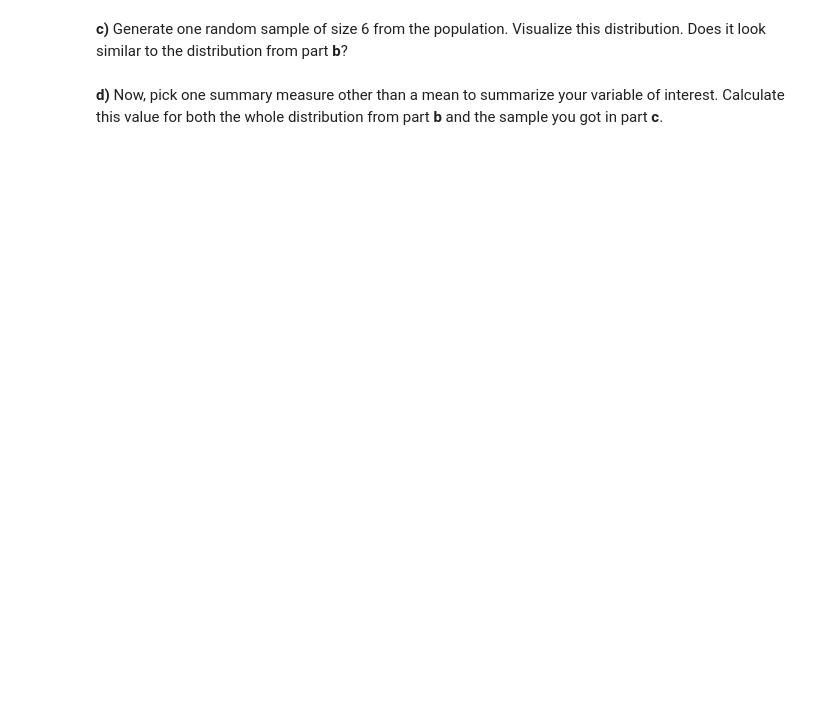
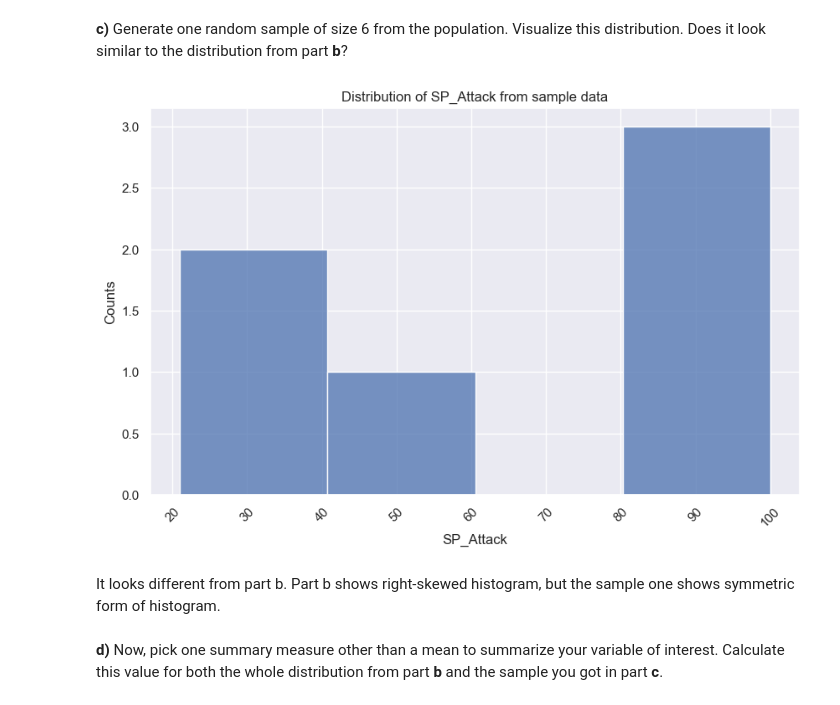
Before and after one commit to soobinj2/stat207, a Jupyter notebook: lab_05/lab_05.ipynb, the cells around one changed output. Cells and saved outputs as stored; diff of their text form; code cells hidden in the pictures; blank space fills up the shorter version.

```diff
--- a/lab_05/lab_05.ipynb
+++ b/lab_05/lab_05.ipynb
@@ -86,4 +110,17 @@ In this first question, we will generate a sampling distribution for 6 Pokemon t
 # %% [markdown]
 **c)** Generate one random sample of size 6 from the population.  Visualize this distribution.  Does it look similar to the distribution from part **b**?
+# %%
+random_sample = df.sample(n=6)
+plt.figure(figsize=(10, 6))
+sns.histplot(x='SP_Attack', data=random_sample)
+plt.xticks(rotation=45)
+plt.title('Distribution of SP_Attack from sample data')
+plt.xlabel('SP_Attack')
+plt.ylabel('Counts')
+plt.show()
+# %% [output]
+[figure, added]
+# %% [markdown]
+It looks different from part b. Part b shows right-skewed histogram, but the sample one shows symmetric form of histogram.
 # %% [markdown]
 **d)** Now, pick one summary measure other than a mean to summarize your variable of interest.  Calculate this value for both the whole distribution from part **b** and the sample you got in part **c**.
```
Also changed, not shown: parts of 18 cells of this notebook, 2 other files.
